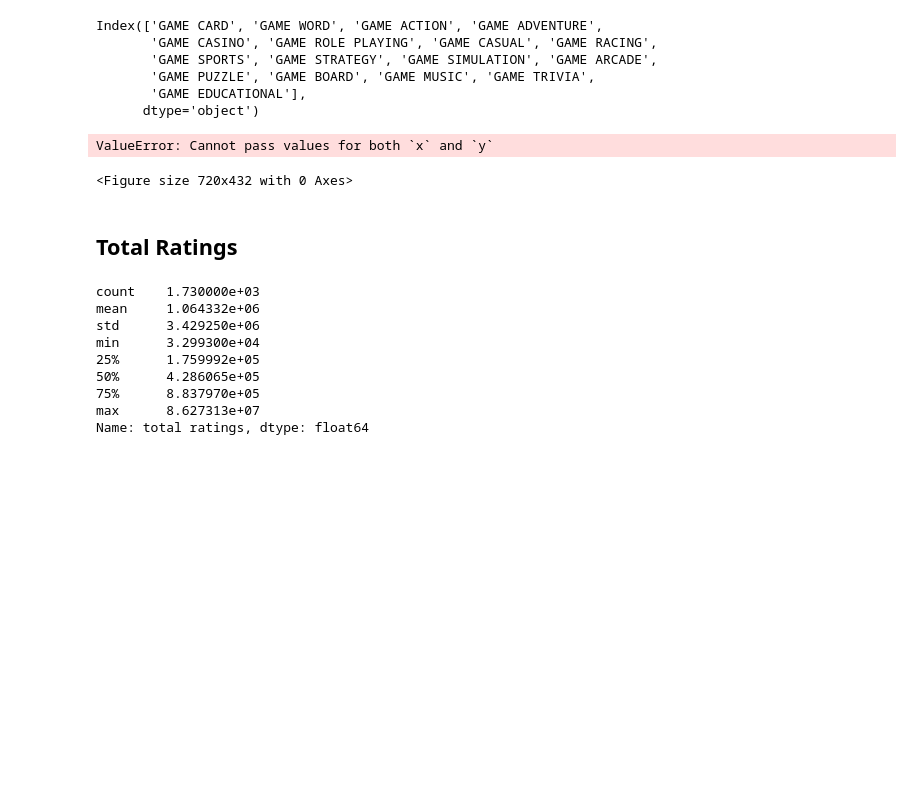
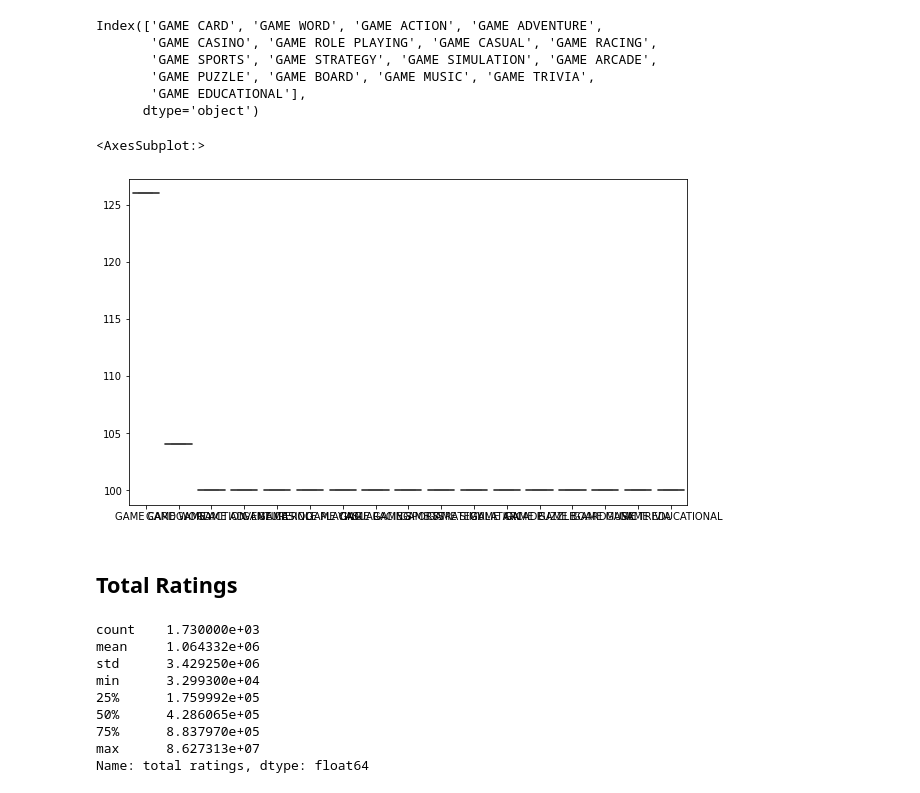
Before and after one commit to gulakkoc/My_Kaggle_Projects, a Jupyter notebook: Untitled Folder/Top Games on Play Stores.ipynb, the cells around one changed output. Drawn from its saved outputs; the diff is of its cells as text; code cells hidden in the pictures; blank space fills up the shorter version.

```diff
--- a/Untitled Folder/Top Games on Play Stores.ipynb
+++ b/Untitled Folder/Top Games on Play Stores.ipynb
@@ -187,12 +199,12 @@ Index(['GAME CARD', 'GAME WORD', 'GAME ACTION', 'GAME ADVENTURE',
       dtype='object')
 # %%
 plt.figure(figsize = (10,6))
-sns.countplot( x = df.category.value_counts().index, y = df.category.value_counts().values)
+sns.boxplot( x = df.category.value_counts().index, y = df.category.value_counts().values)
 # %% [output]
-ValueError: Cannot pass values for both `x` and `y`
+<AxesSubplot:>
-<Figure size 720x432 with 0 Axes>
+[figure, added]
-# %% [markdown]
-## Total Ratings
+# %% [markdown]
+## Total Ratings
 # %%
 df['total ratings'].describe()
 # %% [output]
```
Also changed, not shown: parts of 15 cells of this notebook.
